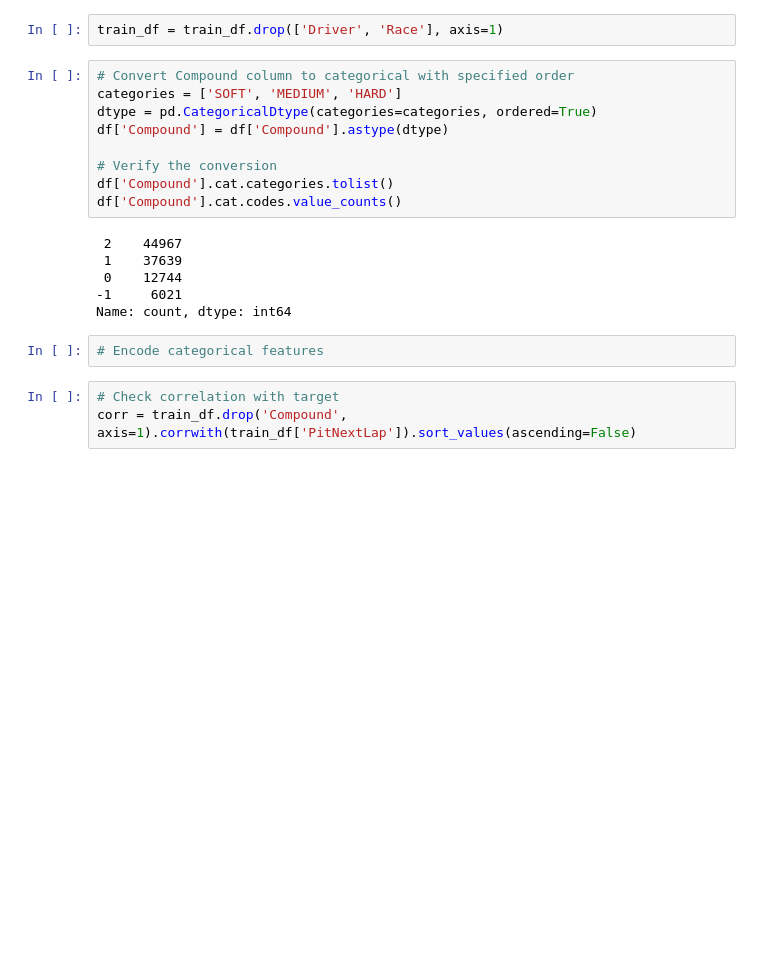
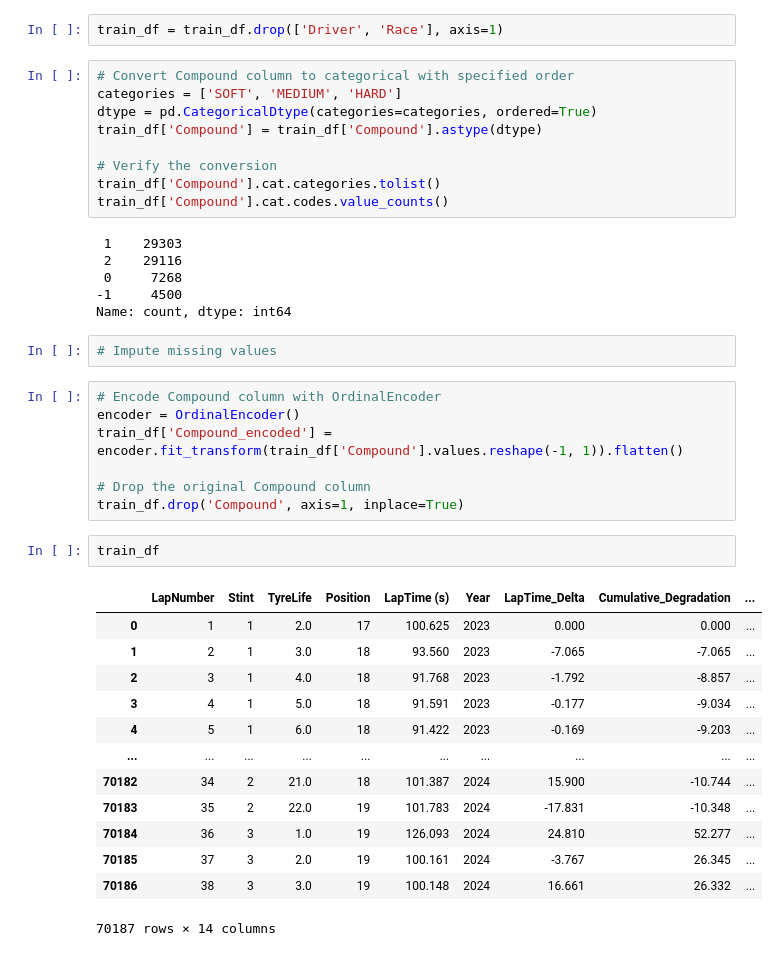
Before and after one commit to mortonki/F1-Strategy-Dataset, a Jupyter notebook: strategy.ipynb, the cells around one changed output. Drawn from its saved outputs; the diff is of its cells as text; blank space fills up the shorter version.

```diff
--- a/strategy.ipynb
+++ b/strategy.ipynb
@@ -129,19 +129,39 @@ train_df = train_df.drop(['Driver', 'Race'], axis=1)
 # Convert Compound column to categorical with specified order
 categories = ['SOFT', 'MEDIUM', 'HARD']
 dtype = pd.CategoricalDtype(categories=categories, ordered=True)
-df['Compound'] = df['Compound'].astype(dtype)
+train_df['Compound'] = train_df['Compound'].astype(dtype)
 
 # Verify the conversion
-df['Compound'].cat.categories.tolist()
-df['Compound'].cat.codes.value_counts()
+train_df['Compound'].cat.categories.tolist()
+train_df['Compound'].cat.codes.value_counts()
 # %% [output]
- 2    44967
- 1    37639
- 0    12744
--1     6021
+ 1    29303
+ 2    29116
+ 0     7268
+-1     4500
 Name: count, dtype: int64
+# %%
+# Impute missing values
 # %%
-# Encode categorical features
+# Encode Compound column with OrdinalEncoder
+encoder = OrdinalEncoder()
+train_df['Compound_encoded'] = encoder.fit_transform(train_df['Compound'].values.reshape(-1, 1)).flatten()
+
+# Drop the original Compound column
+train_df.drop('Compound', axis=1, inplace=True)
-# %%
-# Check correlation with target
-corr = train_df.drop('Compound', axis=1).corrwith(train_df['PitNextLap']).sort_values(ascending=False)
+# %%
+train_df
+# %% [output]
+|  | LapNumber | Stint | TyreLife | Position | LapTime (s) | Year | LapTime_Delta | Cumulative_Degradation | ... |
+| 0 | 1 | 1 | 2.0 | 17 | 100.625 | 2023 | 0.000 | 0.000 | ... |
+| 1 | 2 | 1 | 3.0 | 18 | 93.560 | 2023 | -7.065 | -7.065 | ... |
+| 2 | 3 | 1 | 4.0 | 18 | 91.768 | 2023 | -1.792 | -8.857 | ... |
+| 3 | 4 | 1 | 5.0 | 18 | 91.591 | 2023 | -0.177 | -9.034 | ... |
+| 4 | 5 | 1 | 6.0 | 18 | 91.422 | 2023 | -0.169 | -9.203 | ... |
+| ... | ... | ... | ... | ... | ... | ... | ... | ... | ... |
+| 70182 | 34 | 2 | 21.0 | 18 | 101.387 | 2024 | 15.900 | -10.744 | ... |
+| 70183 | 35 | 2 | 22.0 | 19 | 101.783 | 2024 | -17.831 | -10.348 | ... |
+| 70184 | 36 | 3 | 1.0 | 19 | 126.093 | 2024 | 24.810 | 52.277 | ... |
+| 70185 | 37 | 3 | 2.0 | 19 | 100.161 | 2024 | -3.767 | 26.345 | ... |
+| 70186 | 38 | 3 | 3.0 | 19 | 100.148 | 2024 | 16.661 | 26.332 | ... |
+70187 rows × 14 columns
```
Also changed, not shown: parts of 1 cell of this notebook.
